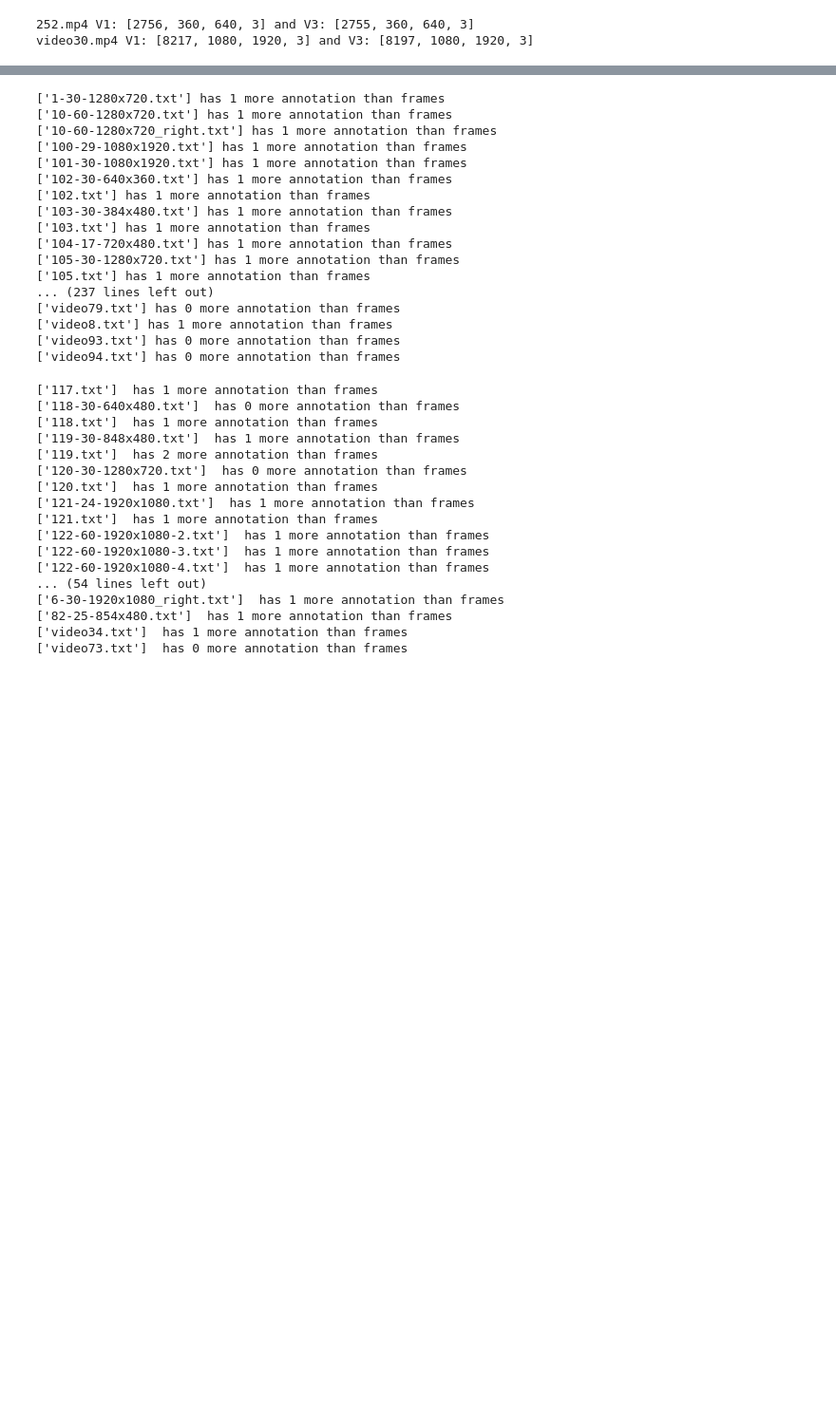
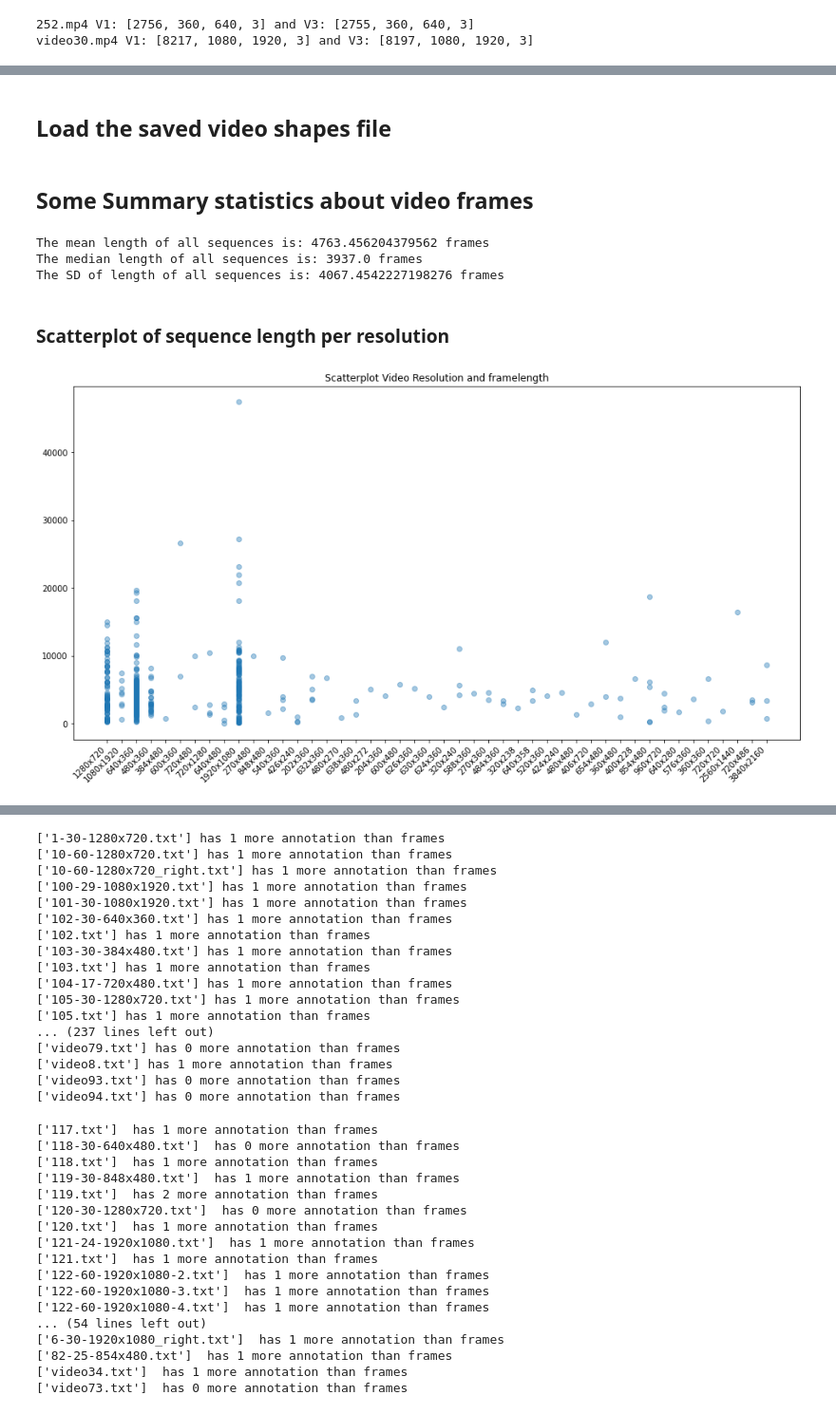
Before and after one commit to ion-elgreco/thesis-FER, a Jupyter notebook: EDA_Aff-Wild2.ipynb, the cells around one changed output, grey strips where cells are left out. Shown: that part at 95% size. Cells and saved outputs as stored; diff of their text form; code cells hidden in the pictures; blank space fills up the shorter version.

Commit message:
Added some more plots about resolution and framerate
Added histogram plots for framerate, resolution, and sequence length

```diff
--- a/EDA_Aff-Wild2.ipynb
+++ b/EDA_Aff-Wild2.ipynb
@@ -125,7 +142,7 @@ for video in AW2_videos_FN:
     frames = int(metadata.get("video").get("@nb_frames"))
     width = int(metadata.get("video").get("@width"))
     height = int(metadata.get("video").get("@height"))
-    AW2_seqlength[video] = [frames, height, width, 3, framerate]
+    AW2_seqlength[video] = [frames, height, width, 3]
 
     name, ext = splitext(video)
     AW2_seqlength_without_extension[name] = [frames, height, width, 3]
@@ -233,7 +248,30 @@ video30.mp4 V1: [8217, 1080, 1920, 3] and V3: [8197, 1080, 1920, 3]
 # Save json file with all video's names and shapes = (n_frames, width, height, colour channels)
 with open("AW2_video_shapes.json", "w") as fp:
     json.dump(AW2_seqlength, fp)
+# %% [markdown]
+## Load the saved video shapes file
 # %%
 # Load Aff-Wild2 video_shapes.json
 with open("AW2_video_shapes.json", "r") as fp:
     AW2_video_shapes = json.load(fp)
+# %% [markdown]
+## Some Summary statistics about video frames
+# %%
+AW2_all_sequenceslength = [items[0] for items in list(AW2_video_shapes.values())]
+print(f'The mean length of all sequences is: {np.mean(AW2_all_sequenceslength)} frames')
+print(f'The median length of all sequences is: {np.median(AW2_all_sequenceslength)} frames')
+print(f'The SD of length of all sequences is: {np.std(AW2_all_sequenceslength)} frames')
+# %% [output]
+The mean length of all sequences is: 4763.456204379562 frames
+The median length of all sequences is: 3937.0 frames
+The SD of length of all sequences is: 4067.4542227198276 frames
+# %% [markdown]
+### Scatterplot of sequence length per resolution
+# %%
+names = [(str(items[2])+"x"+ str(items[1])) for items in list(AW2_seqlength.values())]
+fig, axes = plt.subplots(figsize=(16,8))
+axes.set_title('Scatterplot Video Resolution and framelength')
+plt.xticks(rotation=45, ha='right')
+axes.scatter(names,  AW2_all_sequenceslength, alpha=0.4);
+# %% [output]
+[figure, added]
```
Also changed, not shown: parts of 35 cells of this notebook.
